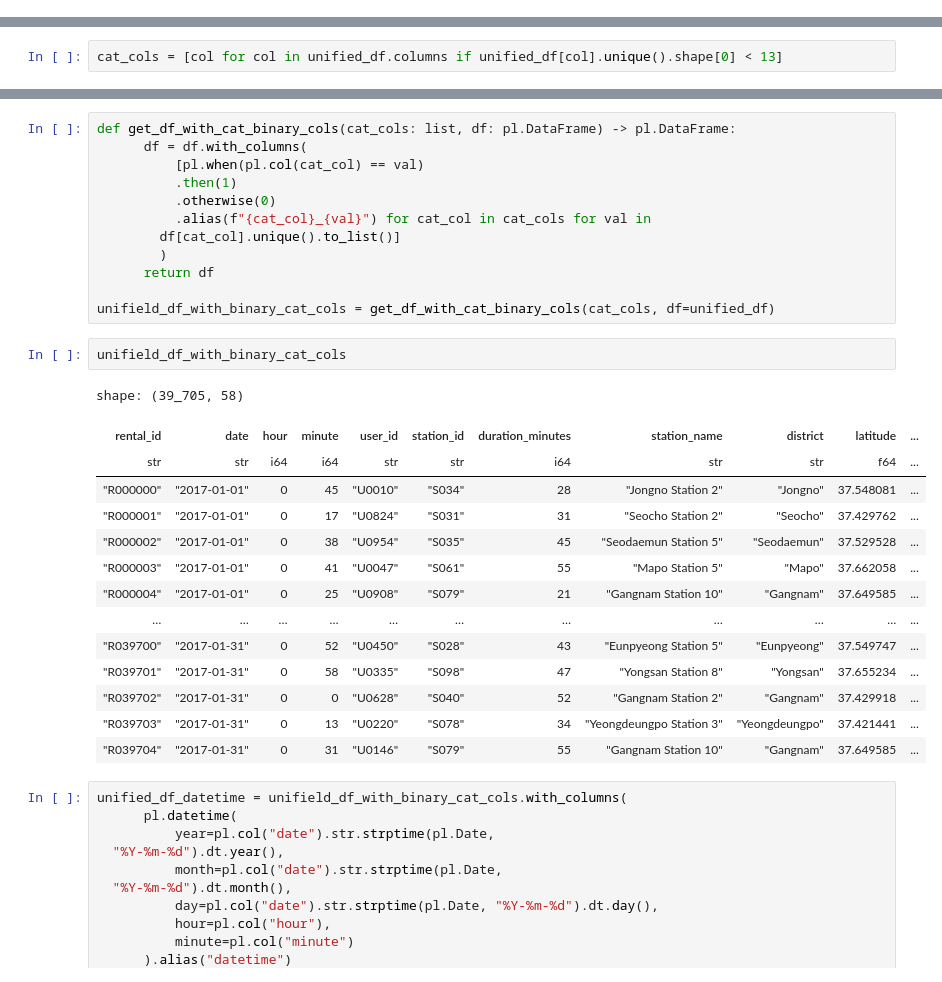
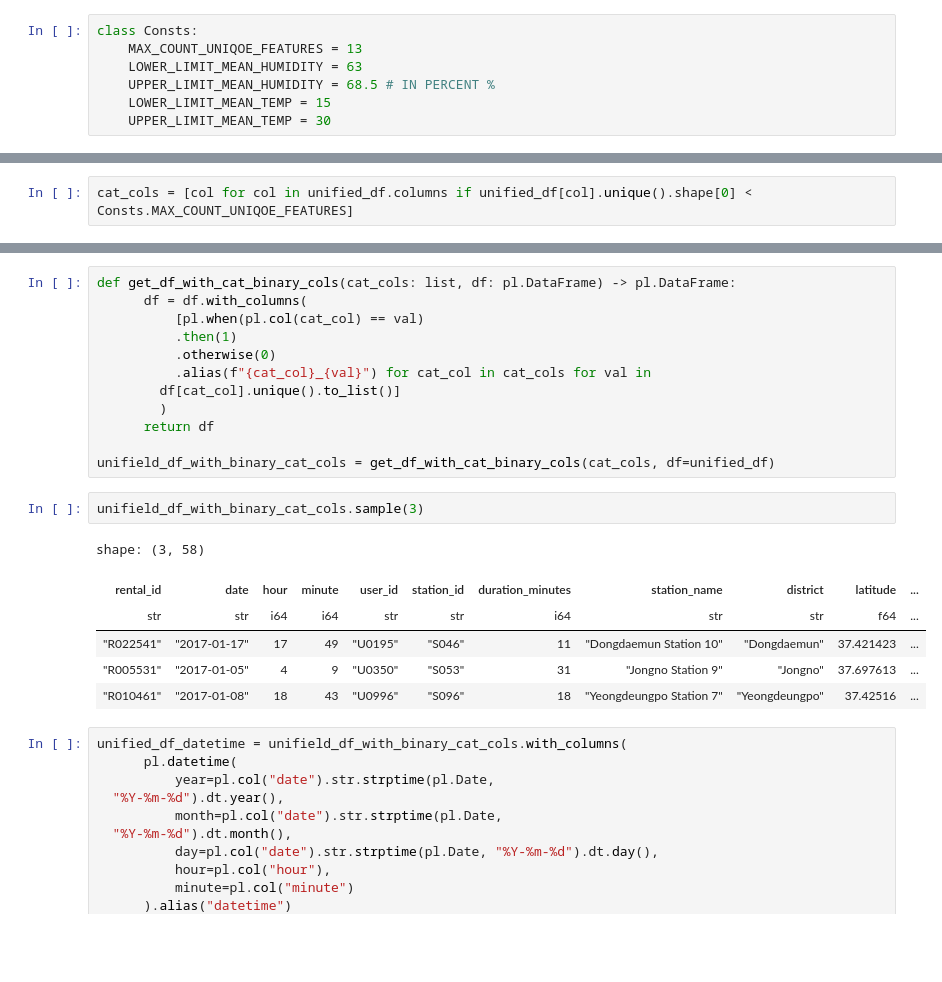
Before and after one commit to artemguivan/analysis_labs, a Jupyter notebook: lab1.ipynb, the cells around one changed output, grey strips where cells are left out. Cells and saved outputs as stored; diff of their text form; blank space fills up the shorter version.

```diff
--- a/lab1.ipynb
+++ b/lab1.ipynb
@@ -1,3 +5,10 @@
+# %%
+class Consts:
+    MAX_COUNT_UNIQOE_FEATURES = 13
+    LOWER_LIMIT_MEAN_HUMIDITY = 63
+    UPPER_LIMIT_MEAN_HUMIDITY = 68.5 # IN PERCENT %
+    LOWER_LIMIT_MEAN_TEMP = 15
+    UPPER_LIMIT_MEAN_TEMP = 30
 # %%
 import polars as pl
 import numpy as np
@@ -82,7 +96,7 @@ shape: (9, 22)
 Выполните предварительную обработку данных (например, удалите
 пропущенные значения или преобразуйте категориальные переменные).
 # %%
-cat_cols = [col for col in unified_df.columns if unified_df[col].unique().shape[0] < 13]
+cat_cols = [col for col in unified_df.columns if unified_df[col].unique().shape[0] < Consts.MAX_COUNT_UNIQOE_FEATURES]
 # %% [markdown]
 # нет пустых значений
 # %%
@@ -105,22 +119,14 @@ def get_df_with_cat_binary_cols(cat_cols: list, df: pl.DataFrame) -> pl.DataFram
 
 unifield_df_with_binary_cat_cols = get_df_with_cat_binary_cols(cat_cols, df=unified_df)
 # %%
-unifield_df_with_binary_cat_cols
+unifield_df_with_binary_cat_cols.sample(3)
 # %% [output]
-shape: (39_705, 58)
+shape: (3, 58)
 | rental_id | date | hour | minute | user_id | station_id | duration_minutes | station_name | district | latitude | ... |
 | str | str | i64 | i64 | str | str | i64 | str | str | f64 | ... |
-| "R000000" | "2017-01-01" | 0 | 45 | "U0010" | "S034" | 28 | "Jongno Station 2" | "Jongno" | 37.548081 | ... |
-| "R000001" | "2017-01-01" | 0 | 17 | "U0824" | "S031" | 31 | "Seocho Station 2" | "Seocho" | 37.429762 | ... |
-| "R000002" | "2017-01-01" | 0 | 38 | "U0954" | "S035" | 45 | "Seodaemun Station 5" | "Seodaemun" | 37.529528 | ... |
-| "R000003" | "2017-01-01" | 0 | 41 | "U0047" | "S061" | 55 | "Mapo Station 5" | "Mapo" | 37.662058 | ... |
-| "R000004" | "2017-01-01" | 0 | 25 | "U0908" | "S079" | 21 | "Gangnam Station 10" | "Gangnam" | 37.649585 | ... |
-| … | … | … | … | … | … | … | … | … | … | ... |
-| "R039700" | "2017-01-31" | 0 | 52 | "U0450" | "S028" | 43 | "Eunpyeong Station 5" | "Eunpyeong" | 37.549747 | ... |
-| "R039701" | "2017-01-31" | 0 | 58 | "U0335" | "S098" | 47 | "Yongsan Station 8" | "Yongsan" | 37.655234 | ... |
-| "R039702" | "2017-01-31" | 0 | 0 | "U0628" | "S040" | 52 | "Gangnam Station 2" | "Gangnam" | 37.429918 | ... |
-| "R039703" | "2017-01-31" | 0 | 13 | "U0220" | "S078" | 34 | "Yeongdeungpo Station 3" | "Yeongdeungpo" | 37.421441 | ... |
-| "R039704" | "2017-01-31" | 0 | 31 | "U0146" | "S079" | 55 | "Gangnam Station 10" | "Gangnam" | 37.649585 | ... |
+| "R022541" | "2017-01-17" | 17 | 49 | "U0195" | "S046" | 11 | "Dongdaemun Station 10" | "Dongdaemun" | 37.421423 | ... |
+| "R005531" | "2017-01-05" | 4 | 9 | "U0350" | "S053" | 31 | "Jongno Station 9" | "Jongno" | 37.697613 | ... |
+| "R010461" | "2017-01-08" | 18 | 43 | "U0996" | "S096" | 18 | "Yeongdeungpo Station 7" | "Yeongdeungpo" | 37.42516 | ... |
 # %%
 unified_df_datetime = unifield_df_with_binary_cat_cols.with_columns(
       pl.datetime(
```
Also changed, not shown: parts of 61 cells of this notebook, 1 other file.
